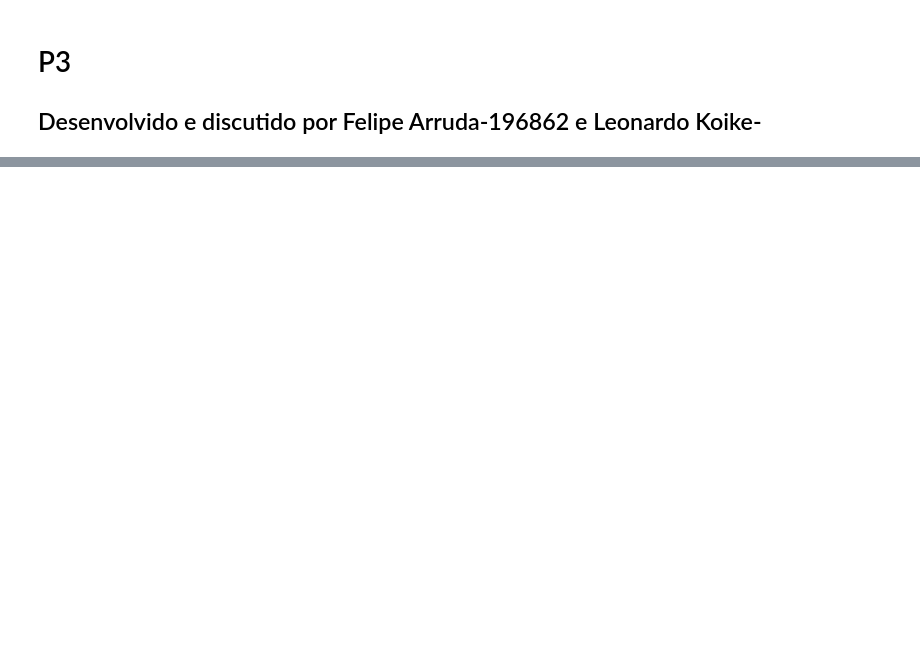
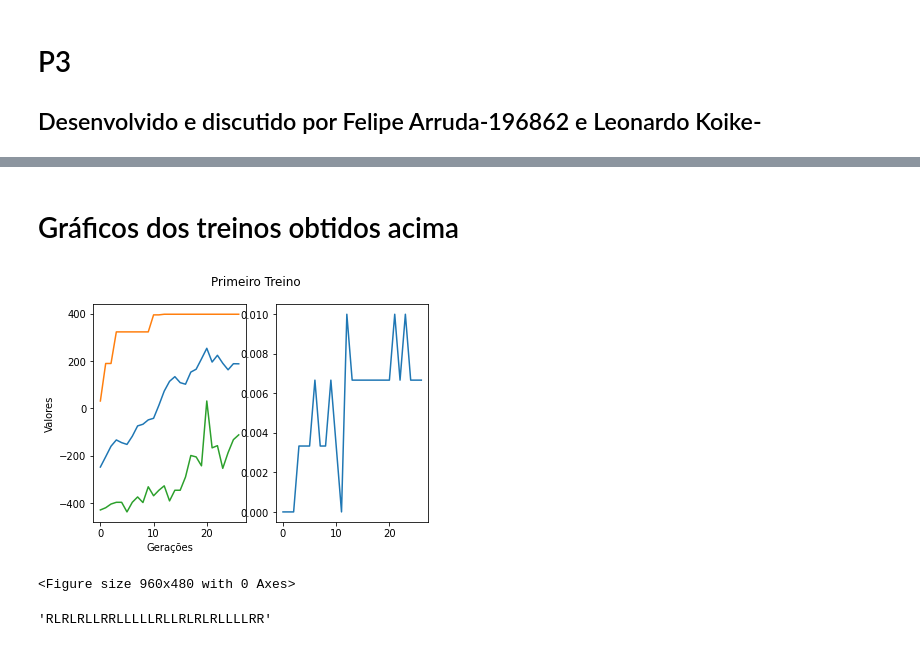
Before and after one commit to mc886A-1sem21/p3, a Jupyter notebook: p3.ipynb, the cells around one changed output, grey strips where cells are left out. Cells and saved outputs as stored; diff of their text form; code cells hidden in the pictures; blank space fills up the shorter version.

```diff
--- a/p3.ipynb
+++ b/p3.ipynb
@@ -137,7 +147,7 @@ def change_generation(population, stedy_rate, mutation_rate, crossover_rate, fit
     return new_pop
 # %%
 # Função para gerar o fitness da população
-# ela joga o jogo com cada indivíduo e gera as métricas
+# ela joga o jogo com cada indivíduo em cada um dos mapas e gera as métricas do indivíduo após os jogos
 # retorna as métricas dessa população
 def playGames(population, maps):
     #initializate generation calculations
@@ -152,12 +162,15 @@ def playGames(population, maps):
             is_win = int(result[3].split(':')[1].split('/')[0].replace(" ", ""))
             i_win.append(is_win)
             score = float(result[1].split(':')[1].replace(" ", ""))
-            if is_win == 1 and mapa == 'smallClassic':
-                score = score + 150
-            elif is_win == 1 and mapa == 'mediumClassic':
-                score = score + 500
-            elif is_win == 1 and mapa == 'originalClassic':
-                score = score + 1200
+
+            # Esse pedaço de código aumentava a fitness para um individuo que ganhava o jogo
+            # if is_win == 1 and mapa == 'smallClassic':
+            #     score = score + 150
+            # elif is_win == 1 and mapa == 'mediumClassic':
+            #     score = score + 500
+            # elif is_win == 1 and mapa == 'originalClassic':
+            #     score = score + 1200
+
             i_scores.append(score)
 
         ind_mean = np.mean(i_scores)
@@ -300,0 +313,2 @@ for i in inds:
+# %% [markdown]
+# Gráficos dos treinos obtidos acima
@@ -300,0 +317,23 @@ for i in inds:
+# %%
+fig, (ax1, ax2) = plt.subplots(1, 2)
+fig.suptitle('Primeiro Treino')
+fig = plt.figure(figsize=(12, 6), dpi=80)
+
+
+ax2.plot(generation_win_rate)
+
+
+ax1.plot(gen_avg, label = "media")
+ax1.plot(gen_max_values, label = "max")
+ax1.plot(gen_min_values, label = "min")
+
+ax1.set(xlabel='Gerações', ylabel='Valores')
+plt.show()
+# %% [output]
+[figure, added]
+<Figure size 960x480 with 0 Axes>
+# %%
+# Melhor individuo da primeira geração:
+gen_max_ind[26][0]
+# %% [output]
+'RLRLRLLRRLLLLLRLLRLRLRLLLLRR'
```
Also changed, not shown: parts of 14 cells of this notebook.
